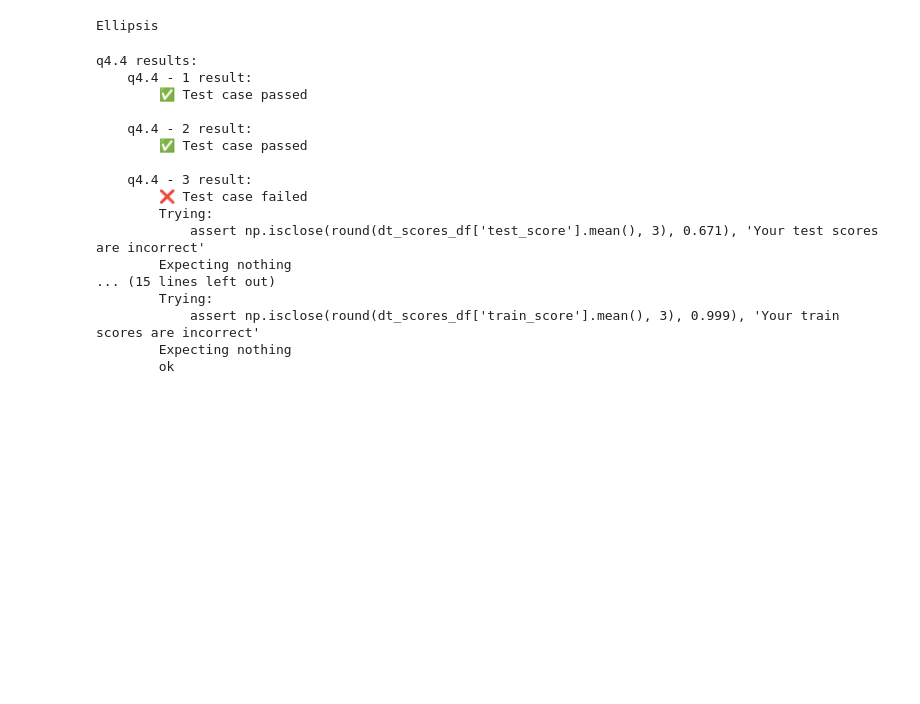
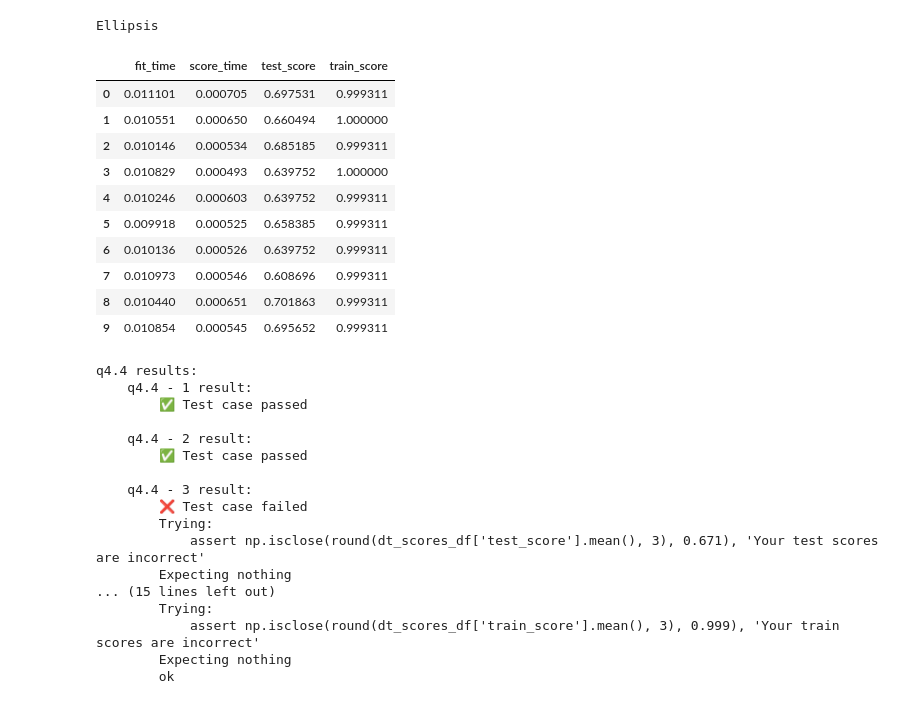
Before and after one commit to Emily-hou1002/cpsc-330-hw2, a Jupyter notebook: hw2.ipynb, the cells around one changed output. Drawn from its saved outputs; the diff is of its cells as text; code cells hidden in the pictures; blank space fills up the shorter version.

```diff
--- a/hw2.ipynb
+++ b/hw2.ipynb
@@ -862,6 +865,20 @@ dt_scores_df = pd.DataFrame(scores)
 ...
 # %% [output]
 Ellipsis
+# %%
+dt_scores_df
+# %% [output]
+|  | fit_time | score_time | test_score | train_score |
+| 0 | 0.011101 | 0.000705 | 0.697531 | 0.999311 |
+| 1 | 0.010551 | 0.000650 | 0.660494 | 1.000000 |
+| 2 | 0.010146 | 0.000534 | 0.685185 | 0.999311 |
+| 3 | 0.010829 | 0.000493 | 0.639752 | 1.000000 |
+| 4 | 0.010246 | 0.000603 | 0.639752 | 0.999311 |
+| 5 | 0.009918 | 0.000525 | 0.658385 | 0.999311 |
+| 6 | 0.010136 | 0.000526 | 0.639752 | 0.999311 |
+| 7 | 0.010973 | 0.000546 | 0.608696 | 0.999311 |
+| 8 | 0.010440 | 0.000651 | 0.701863 | 0.999311 |
+| 9 | 0.010854 | 0.000545 | 0.695652 | 0.999311 |
 # %%
 grader.check("q4.4")
 # %% [output]
```
Also changed, not shown: parts of 20 cells of this notebook, 1 other file.
